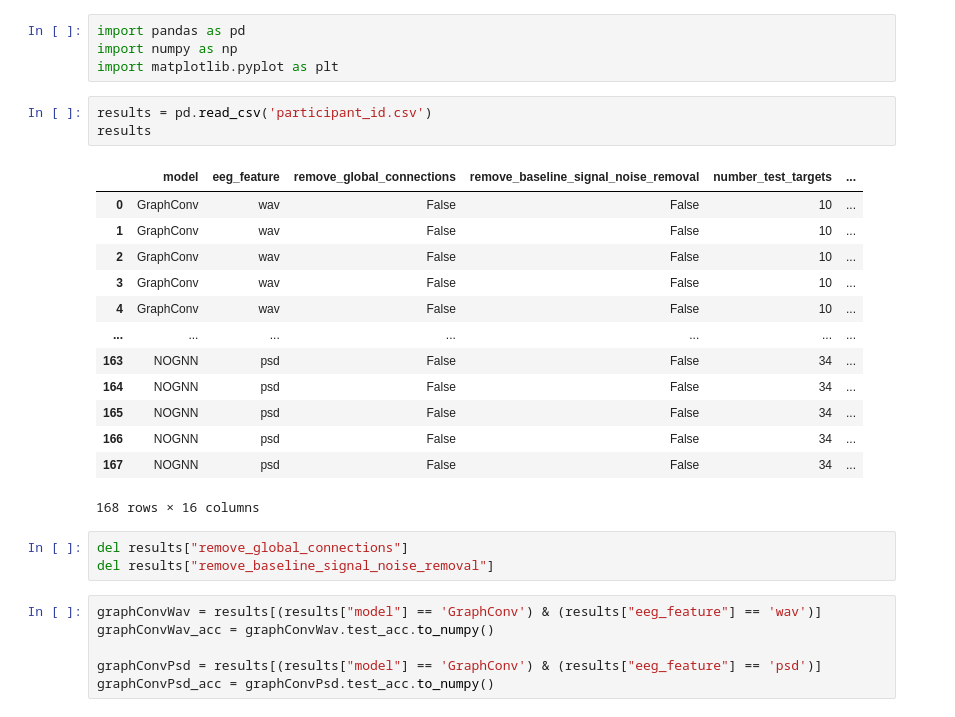
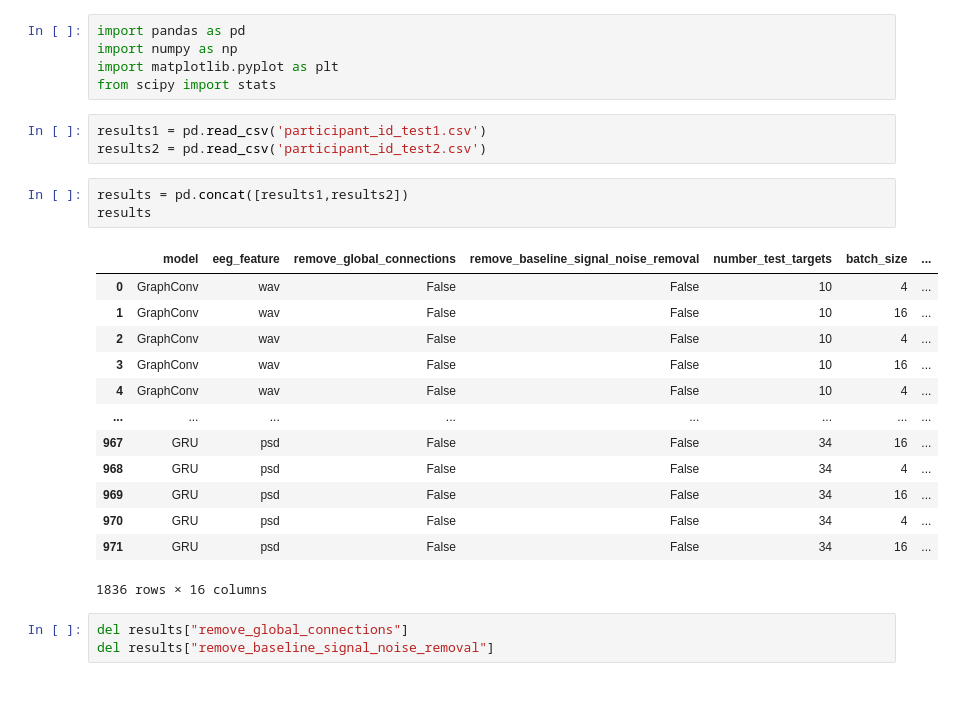
Before and after one commit to yff12345/g, a Jupyter notebook: participant_classification/experiment_results_exploration.ipynb, the cells around one changed output. Drawn from its saved outputs; the diff is of its cells as text.

Commit message:
Finished results exploration

```diff
--- a/participant_classification/experiment_results_exploration.ipynb
+++ b/participant_classification/experiment_results_exploration.ipynb
@@ -2,29 +2,27 @@
 import pandas as pd
 import numpy as np
 import matplotlib.pyplot as plt
+from scipy import stats
+# %%
+results1 = pd.read_csv('participant_id_test1.csv')
+results2 = pd.read_csv('participant_id_test2.csv')
 # %%
-results = pd.read_csv('participant_id.csv')
+results = pd.concat([results1,results2])
 results
 # %% [output]
-|  | model | eeg_feature | remove_global_connections | remove_baseline_signal_noise_removal | number_test_targets | ... |
-| 0 | GraphConv | wav | False | False | 10 | ... |
-| 1 | GraphConv | wav | False | False | 10 | ... |
-| 2 | GraphConv | wav | False | False | 10 | ... |
-| 3 | GraphConv | wav | False | False | 10 | ... |
-| 4 | GraphConv | wav | False | False | 10 | ... |
-| ... | ... | ... | ... | ... | ... | ... |
-| 163 | NOGNN | psd | False | False | 34 | ... |
-| 164 | NOGNN | psd | False | False | 34 | ... |
-| 165 | NOGNN | psd | False | False | 34 | ... |
-| 166 | NOGNN | psd | False | False | 34 | ... |
-| 167 | NOGNN | psd | False | False | 34 | ... |
+|  | model | eeg_feature | remove_global_connections | remove_baseline_signal_noise_removal | number_test_targets | batch_size | ... |
+| 0 | GraphConv | wav | False | False | 10 | 4 | ... |
+| 1 | GraphConv | wav | False | False | 10 | 16 | ... |
+| 2 | GraphConv | wav | False | False | 10 | 4 | ... |
+| 3 | GraphConv | wav | False | False | 10 | 16 | ... |
+| 4 | GraphConv | wav | False | False | 10 | 4 | ... |
+| ... | ... | ... | ... | ... | ... | ... | ... |
+| 967 | GRU | psd | False | False | 34 | 16 | ... |
+| 968 | GRU | psd | False | False | 34 | 4 | ... |
+| 969 | GRU | psd | False | False | 34 | 16 | ... |
+| 970 | GRU | psd | False | False | 34 | 4 | ... |
+| 971 | GRU | psd | False | False | 34 | 16 | ... |
-168 rows × 16 columns
+1836 rows × 16 columns
 # %%
 del results["remove_global_connections"]
 del results["remove_baseline_signal_noise_removal"]
-# %%
-graphConvWav = results[(results["model"] == 'GraphConv') & (results["eeg_feature"] == 'wav')]
-graphConvWav_acc = graphConvWav.test_acc.to_numpy()
-
-graphConvPsd = results[(results["model"] == 'GraphConv') & (results["eeg_feature"] == 'psd')]
-graphConvPsd_acc = graphConvPsd.test_acc.to_numpy()
```
Also changed, not shown: parts of 17 cells of this notebook, 4 other files.
